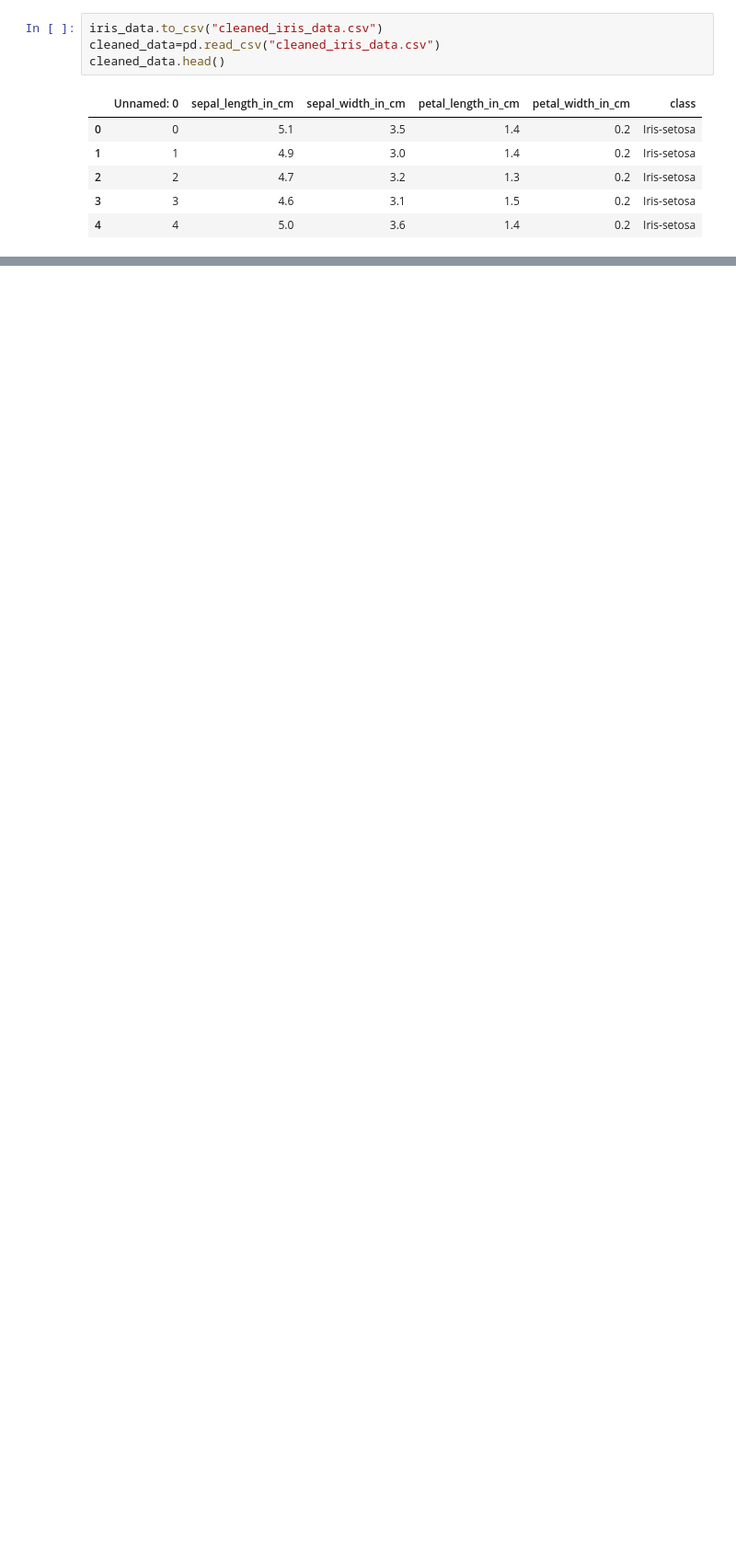
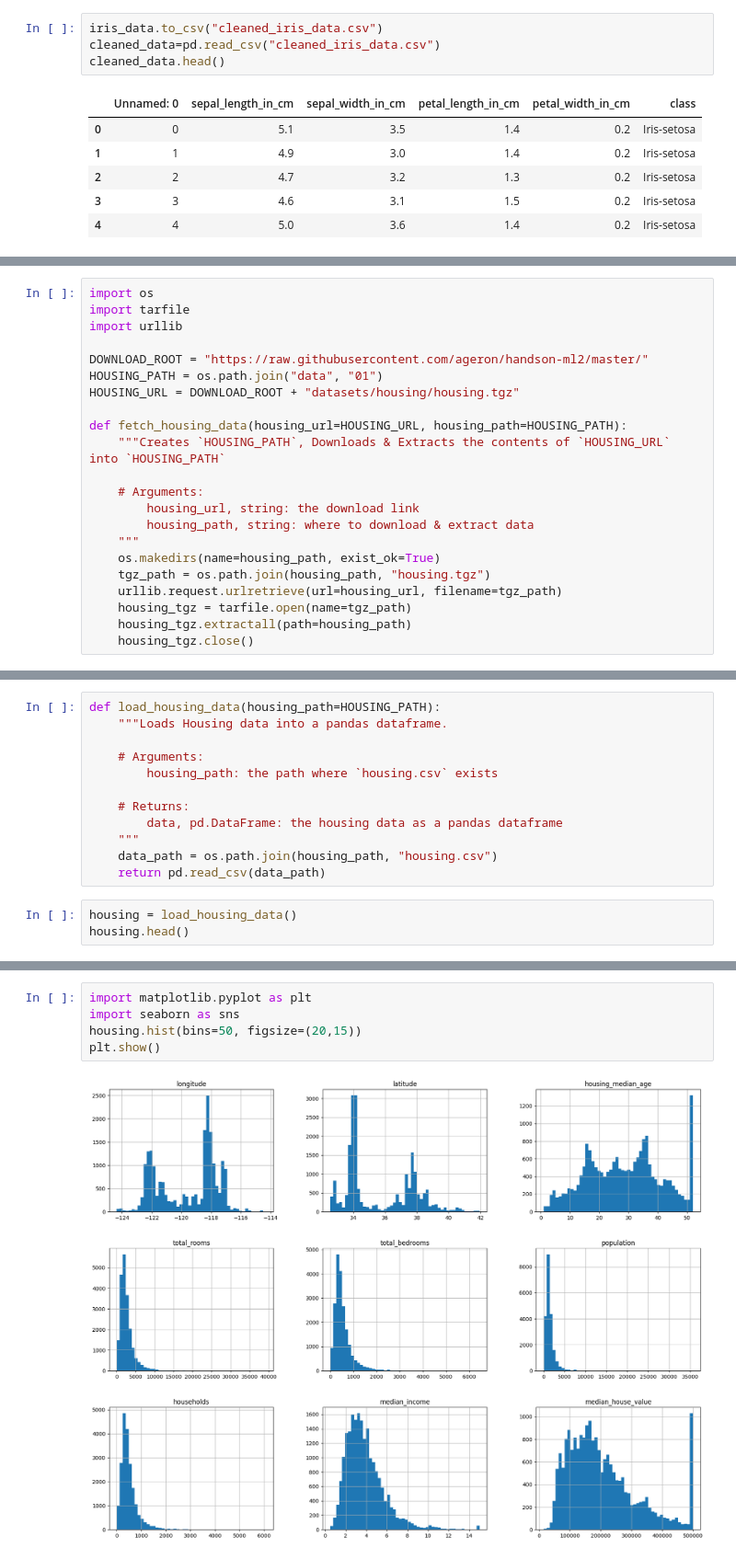
Before and after one commit to Imrancr7/1BM21CS077_ML_LAB, a Jupyter notebook: ML_lab1.ipynb, the cells around one changed output, grey strips where cells are left out. Shown at 92% size. Saved outputs shown, nothing was run; the diff lists cells and outputs as text; blank space fills up the shorter version.

```diff
--- a/ML_lab1.ipynb
+++ b/ML_lab1.ipynb
@@ -40,0 +108,22 @@ cleaned_data.head()
+# %%
+import os
+import tarfile
+import urllib
+
+DOWNLOAD_ROOT = "https://raw.githubusercontent.com/ageron/handson-ml2/master/"
+HOUSING_PATH = os.path.join("data", "01")
+HOUSING_URL = DOWNLOAD_ROOT + "datasets/housing/housing.tgz"
+
+def fetch_housing_data(housing_url=HOUSING_URL, housing_path=HOUSING_PATH):
+    """Creates `HOUSING_PATH`, Downloads & Extracts the contents of `HOUSING_URL` into `HOUSING_PATH`
+
+    # Arguments:
+        housing_url, string: the download link
+        housing_path, string: where to download & extract data
+    """
+    os.makedirs(name=housing_path, exist_ok=True)
+    tgz_path = os.path.join(housing_path, "housing.tgz")
+    urllib.request.urlretrieve(url=housing_url, filename=tgz_path)
+    housing_tgz = tarfile.open(name=tgz_path)
+    housing_tgz.extractall(path=housing_path)
+    housing_tgz.close()
@@ -40,0 +134,15 @@ cleaned_data.head()
+# %%
+def load_housing_data(housing_path=HOUSING_PATH):
+    """Loads Housing data into a pandas dataframe.
+
+    # Arguments:
+        housing_path: the path where `housing.csv` exists
+
+    # Returns:
+        data, pd.DataFrame: the housing data as a pandas dataframe
+    """
+    data_path = os.path.join(housing_path, "housing.csv")
+    return pd.read_csv(data_path)
+# %%
+housing = load_housing_data()
+housing.head()
@@ -40,0 +187,7 @@ cleaned_data.head()
+# %%
+import matplotlib.pyplot as plt
+import seaborn as sns
+housing.hist(bins=50, figsize=(20,15))
+plt.show()
+# %% [output]
+[figure, added]
```
Also changed, not shown: parts of 6 cells of this notebook.
